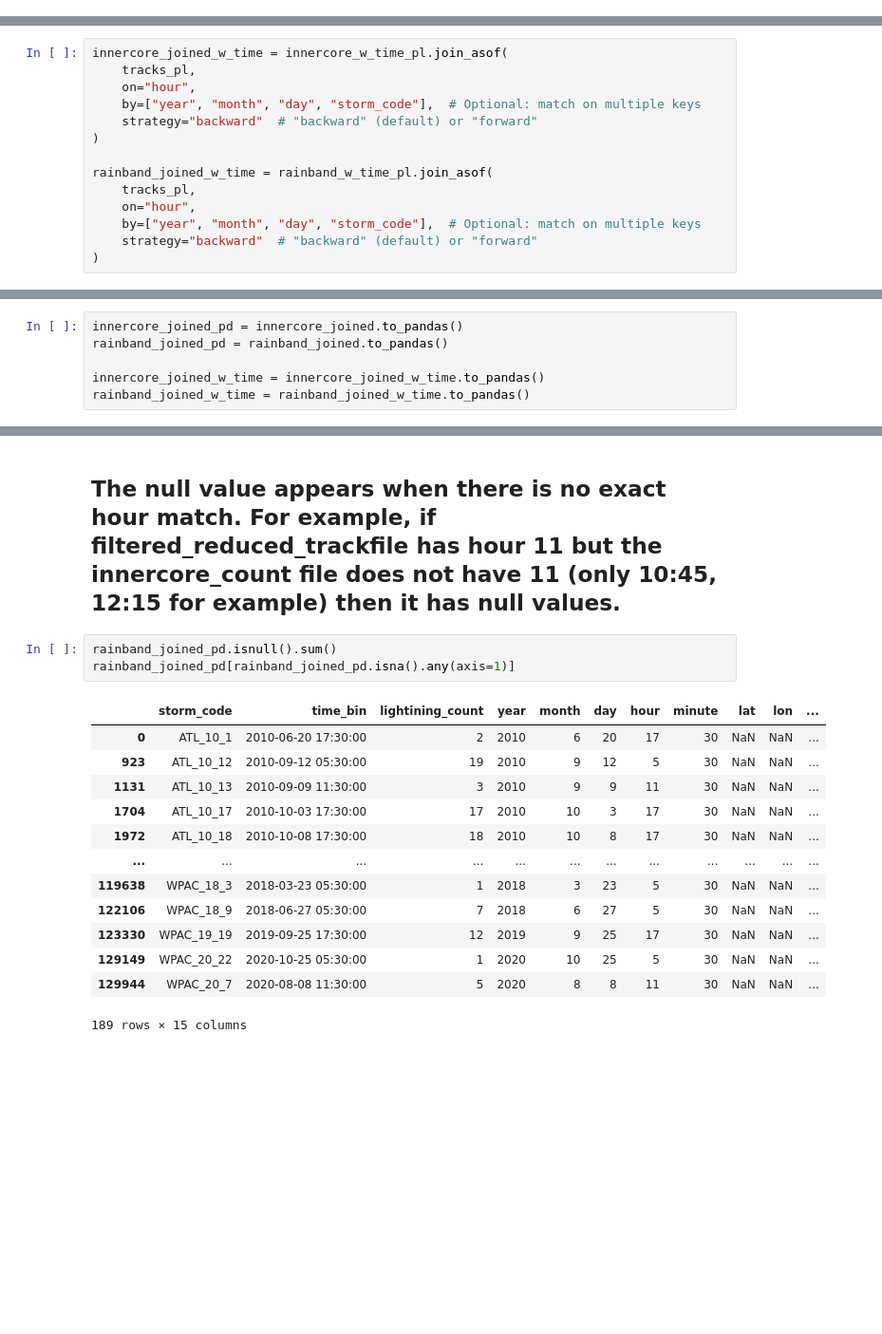
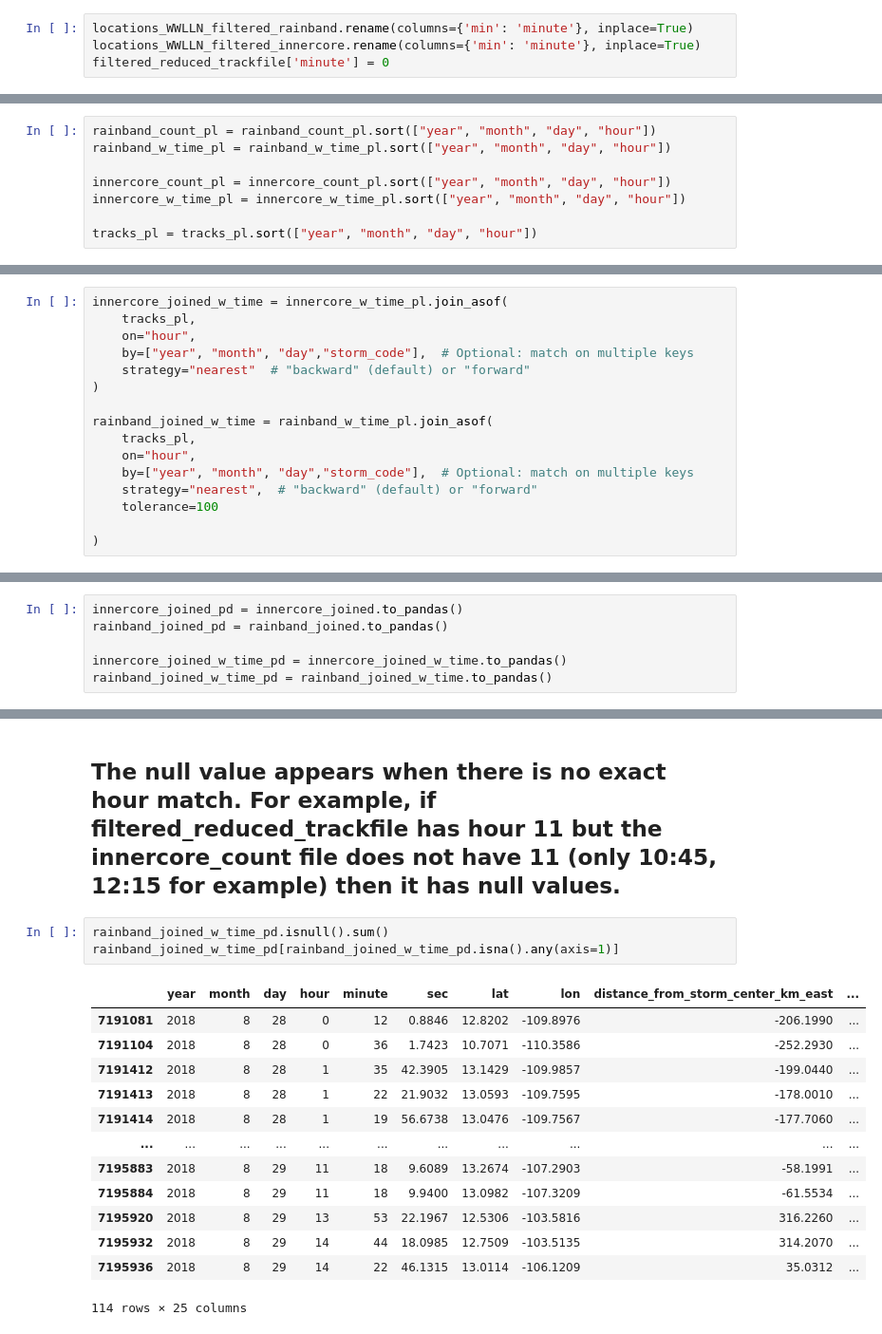
Before and after one commit to aprilggg/Lightning_Analysis_NWRA, a Jupyter notebook: data_cleaning_combined_data_250116.ipynb, the cells around one changed output, grey strips where cells are left out. Shown at 95% size. Drawn from its saved outputs; the diff is of its cells as text; blank space fills up the shorter version.

```diff
--- a/data_cleaning_combined_data_250116.ipynb
+++ b/data_cleaning_combined_data_250116.ipynb
@@ -517,3 +517,7 @@ locations_WWLLN_filtered_innercore_timebin["month"] = locations_WWLLN_filtered_i
 locations_WWLLN_filtered_innercore_timebin["day"] = locations_WWLLN_filtered_innercore_timebin["time_bin"].dt.day
 locations_WWLLN_filtered_innercore_timebin["hour"] = locations_WWLLN_filtered_innercore_timebin["time_bin"].dt.hour
 locations_WWLLN_filtered_innercore_timebin["minute"] = locations_WWLLN_filtered_innercore_timebin["time_bin"].dt.minute
+# %%
+locations_WWLLN_filtered_rainband.rename(columns={'min': 'minute'}, inplace=True)
+locations_WWLLN_filtered_innercore.rename(columns={'min': 'minute'}, inplace=True)
+filtered_reduced_trackfile['minute'] = 0
@@ -543,6 +556,14 @@ innercore_count_pl = pl.from_pandas(locations_WWLLN_filtered_innercore_timebin)
 innercore_w_time_pl = pl.from_pandas(locations_WWLLN_filtered_innercore)
 
 tracks_pl = pl.from_pandas(filtered_reduced_trackfile)
+# %%
+rainband_count_pl = rainband_count_pl.sort(["year", "month", "day", "hour"])
+rainband_w_time_pl = rainband_w_time_pl.sort(["year", "month", "day", "hour"])
+
+innercore_count_pl = innercore_count_pl.sort(["year", "month", "day", "hour"])
+innercore_w_time_pl = innercore_w_time_pl.sort(["year", "month", "day", "hour"])
+
+tracks_pl = tracks_pl.sort(["year", "month", "day", "hour"])
 # %%
 innercore_joined = innercore_count_pl.join_asof(
     tracks_pl,
@@ -561,15 +583,17 @@ rainband_joined = rainband_count_pl.join_asof(
 innercore_joined_w_time = innercore_w_time_pl.join_asof(
     tracks_pl,
     on="hour",
-    by=["year", "month", "day", "storm_code"],  # Optional: match on multiple keys
-    strategy="backward"  # "backward" (default) or "forward"
+    by=["year", "month", "day","storm_code"],  # Optional: match on multiple keys
+    strategy="nearest"  # "backward" (default) or "forward"
 )
 
 rainband_joined_w_time = rainband_w_time_pl.join_asof(
     tracks_pl,
     on="hour",
-    by=["year", "month", "day", "storm_code"],  # Optional: match on multiple keys
-    strategy="backward"  # "backward" (default) or "forward"
+    by=["year", "month", "day","storm_code"],  # Optional: match on multiple keys
+    strategy="nearest",  # "backward" (default) or "forward"
+    tolerance=100
+
 )
 # %%
 rainband_joined_w_time.head()
@@ -586,5 +610,5 @@ shape: (5, 24)
 innercore_joined_pd = innercore_joined.to_pandas()
 rainband_joined_pd = rainband_joined.to_pandas()
 
-innercore_joined_w_time = innercore_joined_w_time.to_pandas()
-rainband_joined_w_time = rainband_joined_w_time.to_pandas()
+innercore_joined_w_time_pd = innercore_joined_w_time.to_pandas()
+rainband_joined_w_time_pd = rainband_joined_w_time.to_pandas()
@@ -591,19 +647,19 @@ rainband_joined_w_time = rainband_joined_w_time.to_pandas()
 # %% [markdown]
 ## The null value appears when there is no exact hour match. For example, if filtered_reduced_trackfile has hour 11 but the innercore_count file does not have 11 (only 10:45, 12:15 for example) then it has null values.
 # %%
-rainband_joined_pd.isnull().sum()
-rainband_joined_pd[rainband_joined_pd.isna().any(axis=1)]
+rainband_joined_w_time_pd.isnull().sum()
+rainband_joined_w_time_pd[rainband_joined_w_time_pd.isna().any(axis=1)]
 # %% [output]
-|  | storm_code | time_bin | lightining_count | year | month | day | hour | minute | lat | lon | ... |
-| 0 | ATL_10_1 | 2010-06-20 17:30:00 | 2 | 2010 | 6 | 20 | 17 | 30 | NaN | NaN | ... |
-| 923 | ATL_10_12 | 2010-09-12 05:30:00 | 19 | 2010 | 9 | 12 | 5 | 30 | NaN | NaN | ... |
-| 1131 | ATL_10_13 | 2010-09-09 11:30:00 | 3 | 2010 | 9 | 9 | 11 | 30 | NaN | NaN | ... |
-| 1704 | ATL_10_17 | 2010-10-03 17:30:00 | 17 | 2010 | 10 | 3 | 17 | 30 | NaN | NaN | ... |
-| 1972 | ATL_10_18 | 2010-10-08 17:30:00 | 18 | 2010 | 10 | 8 | 17 | 30 | NaN | NaN | ... |
-| ... | ... | ... | ... | ... | ... | ... | ... | ... | ... | ... | ... |
-| 119638 | WPAC_18_3 | 2018-03-23 05:30:00 | 1 | 2018 | 3 | 23 | 5 | 30 | NaN | NaN | ... |
-| 122106 | WPAC_18_9 | 2018-06-27 05:30:00 | 7 | 2018 | 6 | 27 | 5 | 30 | NaN | NaN | ... |
-| 123330 | WPAC_19_19 | 2019-09-25 17:30:00 | 12 | 2019 | 9 | 25 | 17 | 30 | NaN | NaN | ... |
-| 129149 | WPAC_20_22 | 2020-10-25 05:30:00 | 1 | 2020 | 10 | 25 | 5 | 30 | NaN | NaN | ... |
-| 129944 | WPAC_20_7 | 2020-08-08 11:30:00 | 5 | 2020 | 8 | 8 | 11 | 30 | NaN | NaN | ... |
+|  | year | month | day | hour | minute | sec | lat | lon | distance_from_storm_center_km_east | ... |
+| 7191081 | 2018 | 8 | 28 | 0 | 12 | 0.8846 | 12.8202 | -109.8976 | -206.1990 | ... |
+| 7191104 | 2018 | 8 | 28 | 0 | 36 | 1.7423 | 10.7071 | -110.3586 | -252.2930 | ... |
+| 7191412 | 2018 | 8 | 28 | 1 | 35 | 42.3905 | 13.1429 | -109.9857 | -199.0440 | ... |
+| 7191413 | 2018 | 8 | 28 | 1 | 22 | 21.9032 | 13.0593 | -109.7595 | -178.0010 | ... |
+| 7191414 | 2018 | 8 | 28 | 1 | 19 | 56.6738 | 13.0476 | -109.7567 | -177.7060 | ... |
+| ... | ... | ... | ... | ... | ... | ... | ... | ... | ... | ... |
+| 7195883 | 2018 | 8 | 29 | 11 | 18 | 9.6089 | 13.2674 | -107.2903 | -58.1991 | ... |
+| 7195884 | 2018 | 8 | 29 | 11 | 18 | 9.9400 | 13.0982 | -107.3209 | -61.5534 | ... |
+| 7195920 | 2018 | 8 | 29 | 13 | 53 | 22.1967 | 12.5306 | -103.5816 | 316.2260 | ... |
+| 7195932 | 2018 | 8 | 29 | 14 | 44 | 18.0985 | 12.7509 | -103.5135 | 314.2070 | ... |
+| 7195936 | 2018 | 8 | 29 | 14 | 22 | 46.1315 | 13.0114 | -106.1209 | 35.0312 | ... |
-189 rows × 15 columns
+114 rows × 25 columns
```
Also changed, not shown: parts of 5 cells of this notebook.
